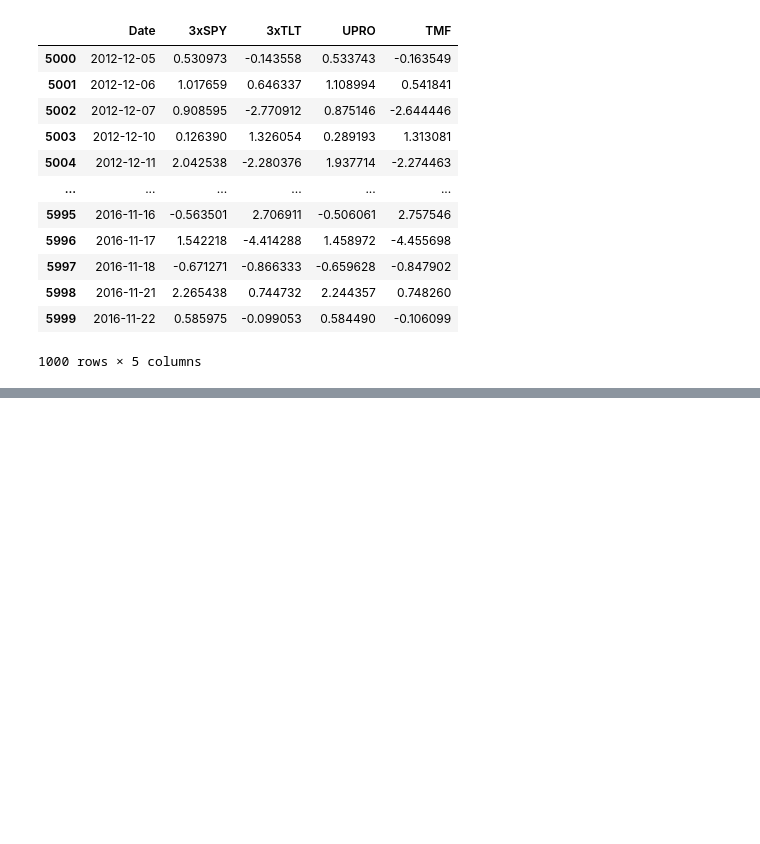
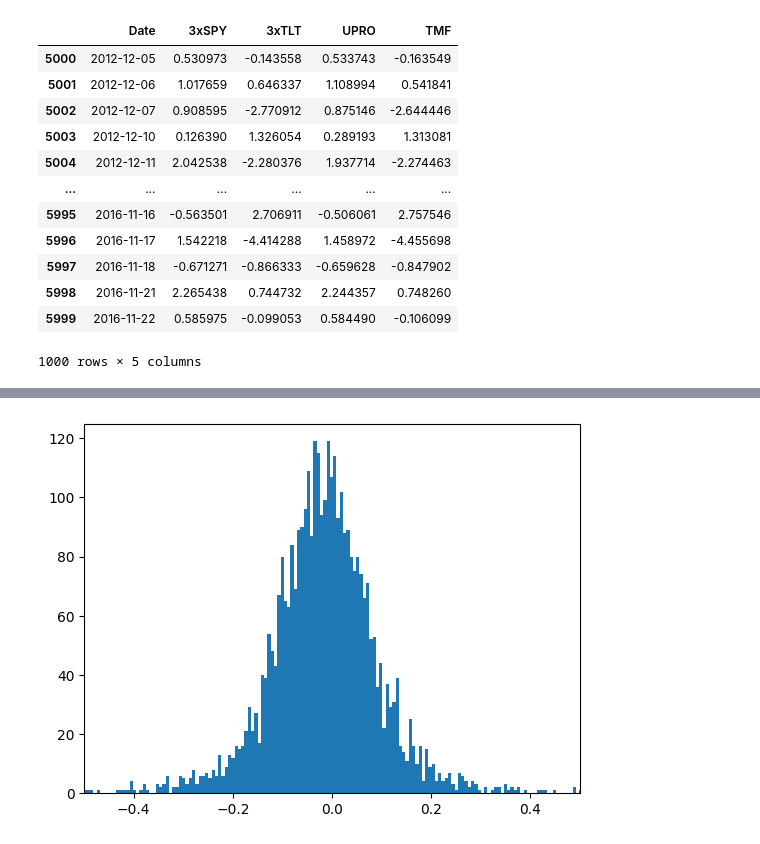
Before and after one commit to oTaira/BTBJ, a Jupyter notebook: BTBJ.ipynb, the cells around one changed output, grey strips where cells are left out. Saved outputs shown, nothing was run; the diff lists cells and outputs as text; code cells hidden in the pictures; blank space fills up the shorter version.

```diff
--- a/BTBJ.ipynb
+++ b/BTBJ.ipynb
@@ -338,3 +338,7 @@ complete_df[5000:6000]
 | 5998 | 2016-11-21 | 2.265438 | 0.744732 | 2.244357 | 0.748260 |
 | 5999 | 2016-11-22 | 0.585975 | -0.099053 | 0.584490 | -0.106099 |
 1000 rows × 5 columns
+# %%
+complete_df['UPRO_3xSPY diff'] = complete_df['UPRO'] - complete_df['3xSPY']
+complete_df['UPRO_3xSPY absolute diff'] = np.abs(complete_df['UPRO'] - complete_df['3xSPY'])
+complete_df
@@ -340,0 +359,7 @@ complete_df[5000:6000]
+# %%
+plt.hist(complete_df["UPRO_3xSPY diff"], bins=1000)
+plt.xlim(-0.5,0.5)
+plt.title("The discrepency between UPRO and SPY")
+plt.show()
+# %% [output]
+[figure, added]
```
Also changed, not shown: parts of 3 cells of this notebook.
